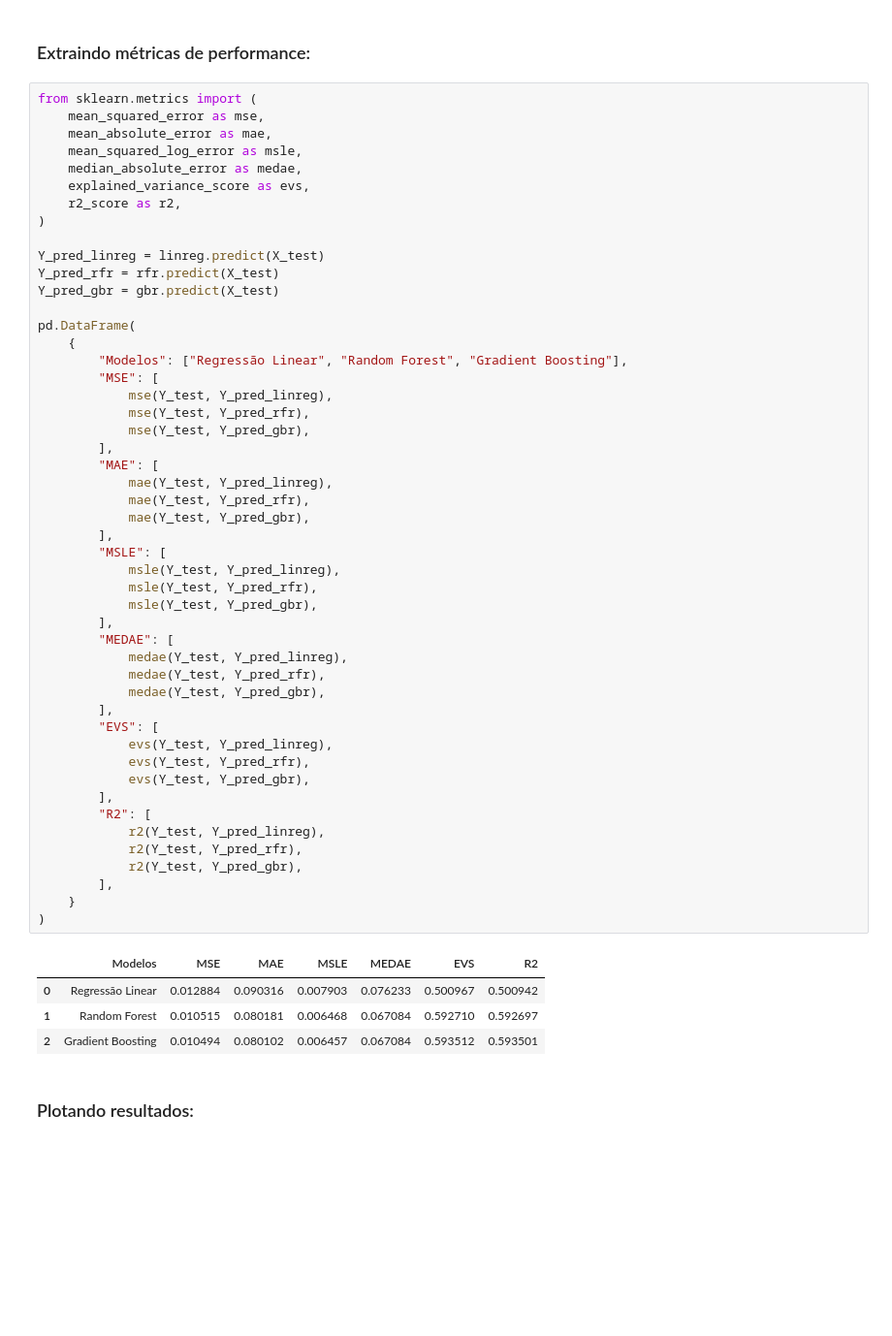
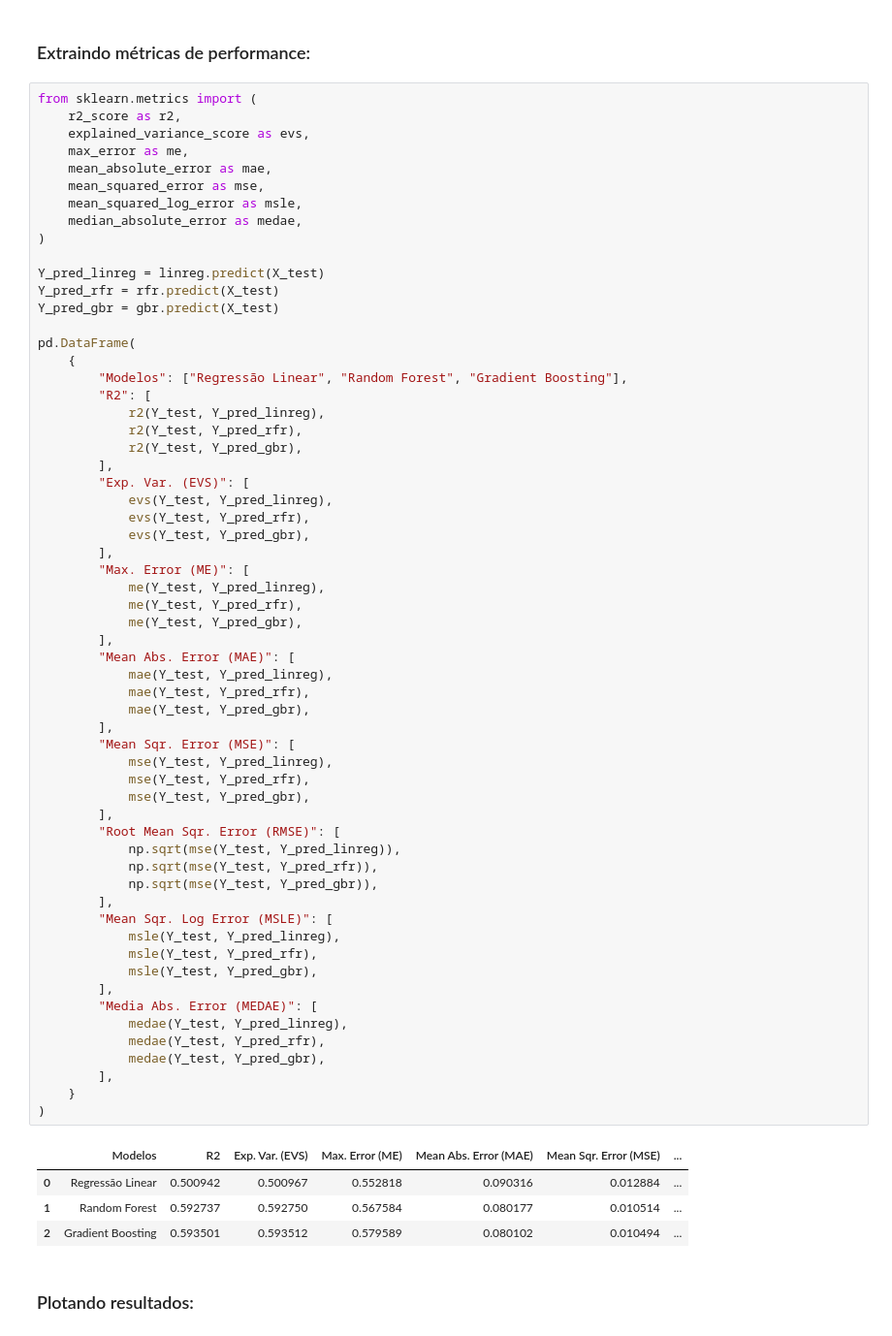
Before and after one commit to gabriel-fonseca-repo/enem-microdados-ml, a Jupyter notebook: src/reg.ipynb, the cells around one changed output. Shown at 97% size. Saved outputs shown, nothing was run; the diff lists cells and outputs as text; blank space fills up the shorter version.

Commit message:
Ajustes na regressão

```diff
--- a/src/reg.ipynb
+++ b/src/reg.ipynb
@@ -137,58 +137,69 @@ pd.DataFrame(
 ### Extraindo métricas de performance:
 # %%
 from sklearn.metrics import (
+    r2_score as r2,
+    explained_variance_score as evs,
+    max_error as me,
+    mean_absolute_error as mae,
     mean_squared_error as mse,
-    mean_absolute_error as mae,
     mean_squared_log_error as msle,
     median_absolute_error as medae,
-    explained_variance_score as evs,
-    r2_score as r2,
 )
 
 Y_pred_linreg = linreg.predict(X_test)
 Y_pred_rfr = rfr.predict(X_test)
 Y_pred_gbr = gbr.predict(X_test)
 
 pd.DataFrame(
     {
         "Modelos": ["Regressão Linear", "Random Forest", "Gradient Boosting"],
-        "MSE": [
-            mse(Y_test, Y_pred_linreg),
-            mse(Y_test, Y_pred_rfr),
-            mse(Y_test, Y_pred_gbr),
-        ],
-        "MAE": [
-            mae(Y_test, Y_pred_linreg),
-            mae(Y_test, Y_pred_rfr),
-            mae(Y_test, Y_pred_gbr),
-        ],
-        "MSLE": [
-            msle(Y_test, Y_pred_linreg),
-            msle(Y_test, Y_pred_rfr),
-            msle(Y_test, Y_pred_gbr),
-        ],
-        "MEDAE": [
-            medae(Y_test, Y_pred_linreg),
-            medae(Y_test, Y_pred_rfr),
-            medae(Y_test, Y_pred_gbr),
-        ],
-        "EVS": [
-            evs(Y_test, Y_pred_linreg),
-            evs(Y_test, Y_pred_rfr),
-            evs(Y_test, Y_pred_gbr),
-        ],
         "R2": [
             r2(Y_test, Y_pred_linreg),
             r2(Y_test, Y_pred_rfr),
             r2(Y_test, Y_pred_gbr),
         ],
+        "Exp. Var. (EVS)": [
+            evs(Y_test, Y_pred_linreg),
+            evs(Y_test, Y_pred_rfr),
+            evs(Y_test, Y_pred_gbr),
+        ],
+        "Max. Error (ME)": [
+            me(Y_test, Y_pred_linreg),
+            me(Y_test, Y_pred_rfr),
+            me(Y_test, Y_pred_gbr),
+        ],
+        "Mean Abs. Error (MAE)": [
+            mae(Y_test, Y_pred_linreg),
+            mae(Y_test, Y_pred_rfr),
+            mae(Y_test, Y_pred_gbr),
+        ],
+        "Mean Sqr. Error (MSE)": [
+            mse(Y_test, Y_pred_linreg),
+            mse(Y_test, Y_pred_rfr),
+            mse(Y_test, Y_pred_gbr),
+        ],
+        "Root Mean Sqr. Error (RMSE)": [
+            np.sqrt(mse(Y_test, Y_pred_linreg)),
+            np.sqrt(mse(Y_test, Y_pred_rfr)),
+            np.sqrt(mse(Y_test, Y_pred_gbr)),
+        ],
+        "Mean Sqr. Log Error (MSLE)": [
+            msle(Y_test, Y_pred_linreg),
+            msle(Y_test, Y_pred_rfr),
+            msle(Y_test, Y_pred_gbr),
+        ],
+        "Media Abs. Error (MEDAE)": [
+            medae(Y_test, Y_pred_linreg),
+            medae(Y_test, Y_pred_rfr),
+            medae(Y_test, Y_pred_gbr),
+        ],
     }
 )
 # %% [output]
-|  | Modelos | MSE | MAE | MSLE | MEDAE | EVS | R2 |
-| 0 | Regressão Linear | 0.012884 | 0.090316 | 0.007903 | 0.076233 | 0.500967 | 0.500942 |
-| 1 | Random Forest | 0.010515 | 0.080181 | 0.006468 | 0.067084 | 0.592710 | 0.592697 |
-| 2 | Gradient Boosting | 0.010494 | 0.080102 | 0.006457 | 0.067084 | 0.593512 | 0.593501 |
+|  | Modelos | R2 | Exp. Var. (EVS) | Max. Error (ME) | Mean Abs. Error (MAE) | Mean Sqr. Error (MSE) | ... |
+| 0 | Regressão Linear | 0.500942 | 0.500967 | 0.552818 | 0.090316 | 0.012884 | ... |
+| 1 | Random Forest | 0.592737 | 0.592750 | 0.567584 | 0.080177 | 0.010514 | ... |
+| 2 | Gradient Boosting | 0.593501 | 0.593512 | 0.579589 | 0.080102 | 0.010494 | ... |
 # %% [markdown]
 ### Plotando resultados:
 # %%
```
